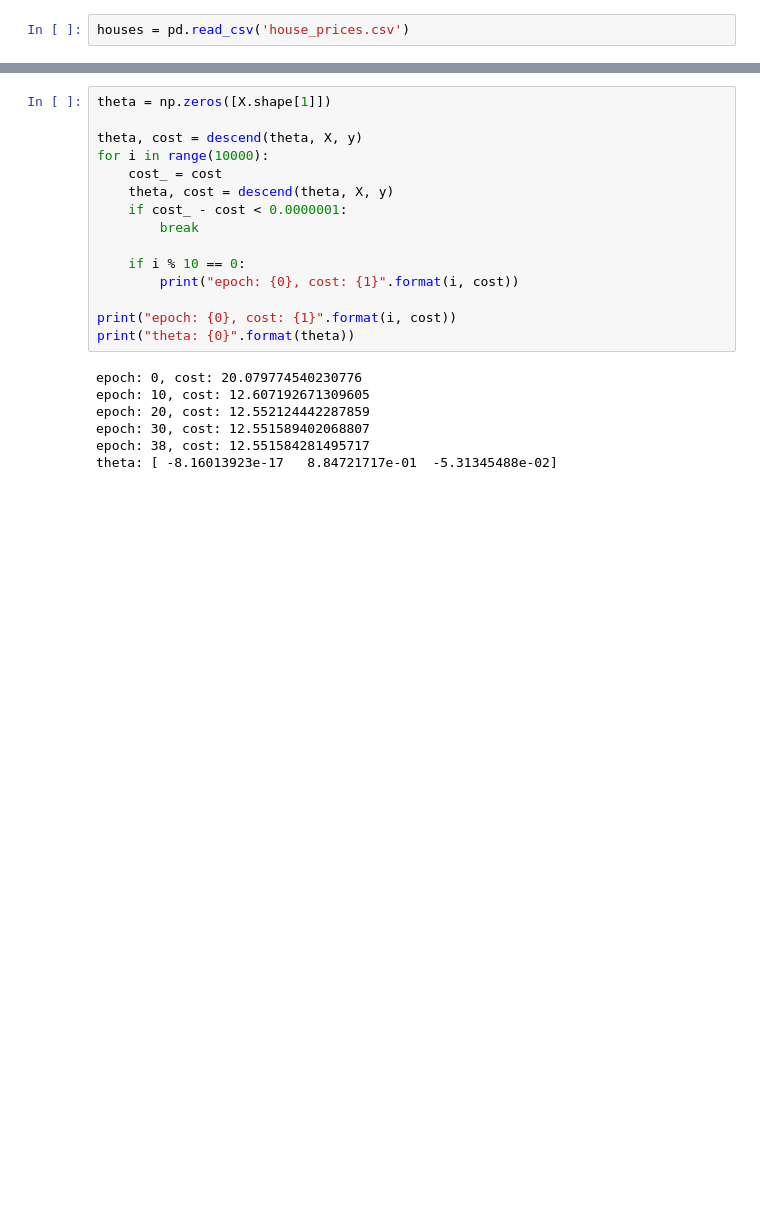
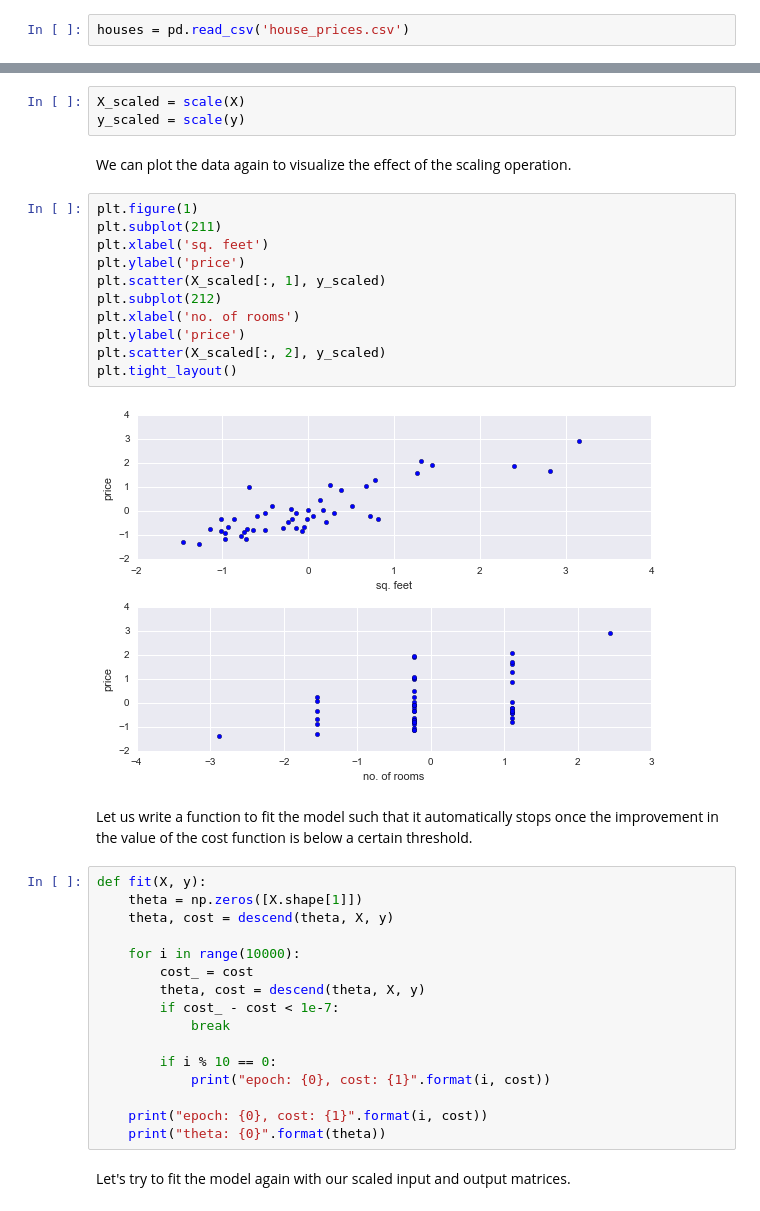
Before and after one commit to vikasgorur/cs229, a Jupyter notebook: Linear Regression.ipynb, the cells around one changed output, grey strips where cells are left out. Saved outputs shown, nothing was run; the diff lists cells and outputs as text; blank space fills up the shorter version.

Commit message:
Write up linear regression notebook

```diff
--- a/Linear Regression.ipynb
+++ b/Linear Regression.ipynb
@@ -44,22 +85,38 @@ def descend(theta, X, y, alpha=0.01):
+# %%
+X_scaled = scale(X)
+y_scaled = scale(y)
+# %% [markdown]
+We can plot the data again to visualize the effect of the scaling operation.
+# %%
+plt.figure(1)
+plt.subplot(211)
+plt.xlabel('sq. feet')
+plt.ylabel('price')
+plt.scatter(X_scaled[:, 1], y_scaled)
+plt.subplot(212)
+plt.xlabel('no. of rooms')
+plt.ylabel('price')
+plt.scatter(X_scaled[:, 2], y_scaled)
+plt.tight_layout()
+# %% [output]
+[figure, added]
+# %% [markdown]
+Let us write a function to fit the model such that it automatically stops once the improvement in the value of the cost function is below a certain threshold.
 # %%
-theta = np.zeros([X.shape[1]])
+def fit(X, y):
+    theta = np.zeros([X.shape[1]])
+    theta, cost = descend(theta, X, y)
 
-theta, cost = descend(theta, X, y)
-for i in range(10000):
-    cost_ = cost
-    theta, cost = descend(theta, X, y)
-    if cost_ - cost < 0.0000001:
-        break
+    for i in range(10000):
+        cost_ = cost
+        theta, cost = descend(theta, X, y)
+        if cost_ - cost < 1e-7:
+            break
 
-    if i % 10 == 0:
-        print("epoch: {0}, cost: {1}".format(i, cost))
+        if i % 10 == 0:
+            print("epoch: {0}, cost: {1}".format(i, cost))
 
-print("epoch: {0}, cost: {1}".format(i, cost))
-print("theta: {0}".format(theta))
+    print("epoch: {0}, cost: {1}".format(i, cost))
+    print("theta: {0}".format(theta))
-# %% [output]
-epoch: 0, cost: 20.079774540230776
-epoch: 10, cost: 12.607192671309605
-epoch: 20, cost: 12.552124442287859
-epoch: 30, cost: 12.551589402068807
-epoch: 38, cost: 12.551584281495717
-theta: [ -8.16013923e-17   8.84721717e-01  -5.31345488e-02]
+# %% [markdown]
+Let's try to fit the model again with our scaled input and output matrices.
```
Also changed, not shown: parts of 16 cells of this notebook.
